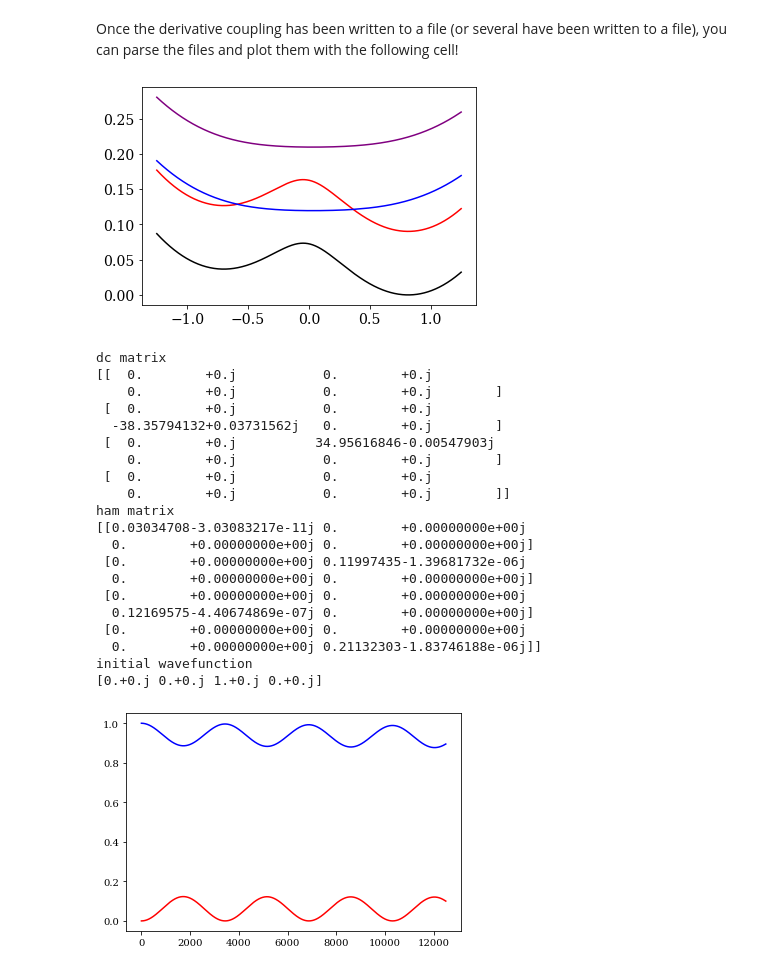
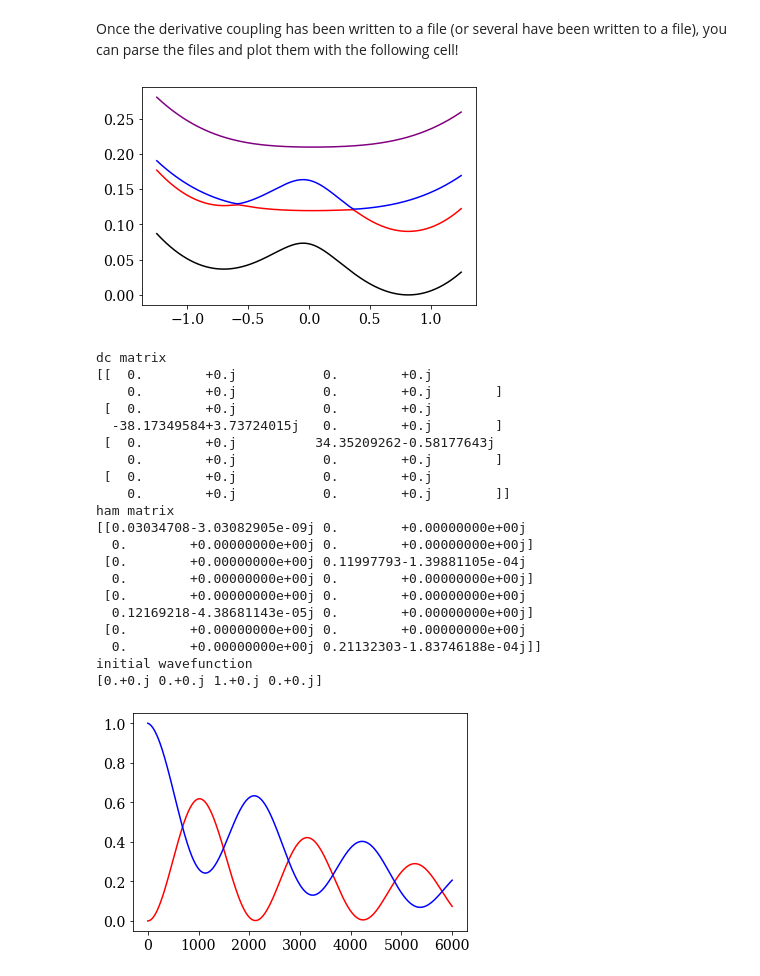
Before and after one commit to FoleyLab/PyCQED, a Jupyter notebook: Plot_PES.ipynb, the cells around one changed output. Cells and saved outputs as stored; diff of their text form; code cells hidden in the pictures.

Commit message:
some additional plots

```diff
--- a/Plot_PES.ipynb
+++ b/Plot_PES.ipynb
@@ -22,7 +22,7 @@ ri_init = -0.66156
 vi_init = 3.3375e-5
 '''NOTE 1:  when you change gamp, you change the lifetime in Hamiltonian!'''
 ### lifetime
-gamp = 50.
+gamp = 10.
 gam_diss_np = gamp * 1e-3 / 27.211
 
 ### photonic mode energy in eV
@@ -39,7 +39,7 @@ au_to_ps = 2.4188e-17 * 1e12
 '''NOTE 2:  when you prefix, it will change the file name that the data is written to, and in the next cell that
    plots the data, this file name will automatically be read from.  Make sure you change the prefix accordingly each
    time you change the gamp parameter.'''
-prefix = "gam_50.0"
+prefix = "gam_10.0"
 ### filename to wrote PES to
 pes_fn = "Data/" + prefix + '_pes.txt'
 ### filename to write photonic contributions of each state to
@@ -196,11 +193,11 @@ plt.show()
 #plt.ylim(3.2, 4.02)
 #plt.show()
 # %% [output]
-[figure, old version]
+[figure, new version]
 # %%
 ci=0+1j
 polt.R = 0.37
-n_time = 500000
+n_time = 50000
 t_array = np.zeros(n_time)
 pop = np.zeros((2,n_time))
 
@@ -237,37 +234,37 @@ plt.show()
 #polt.RK4_NH_SE()
 
 #print("new wavefunction 2")
 #print(polt.C_polariton)
 #print("new pop LP 2")
 #print(np.conj(polt.C_polariton[1])*polt.C_polariton[1])
 #print("new pop UP 2")
 #print(np.conj(polt.C_polariton[2])*polt.C_polariton[2])
 #polt.C_polariton = np.copy(polt.C_polariton + dcdt * polt.dt)
 
 #dcdt = np.copy(-1*polt.V * np.dot(polt.dc, polt.C_polariton))
 #polt.C_polariton = np.copy(polt.C_polariton + dcdt * polt.dt)
 
 
 print(polt.C_polariton)
 # %% [output]
 dc matrix
 [[  0.        +0.j           0.        +0.j
     0.        +0.j           0.        +0.j        ]
  [  0.        +0.j           0.        +0.j
-  -38.35794132+0.03731562j   0.        +0.j        ]
- [  0.        +0.j          34.95616846-0.00547903j
+  -38.17349584+3.73724015j   0.        +0.j        ]
+ [  0.        +0.j          34.35209262-0.58177643j
     0.        +0.j           0.        +0.j        ]
  [  0.        +0.j           0.        +0.j
     0.        +0.j           0.        +0.j        ]]
 ham matrix
-[[0.03034708-3.03083217e-11j 0.        +0.00000000e+00j
+[[0.03034708-3.03082905e-09j 0.        +0.00000000e+00j
   0.        +0.00000000e+00j 0.        +0.00000000e+00j]
- [0.        +0.00000000e+00j 0.11997435-1.39681732e-06j
+ [0.        +0.00000000e+00j 0.11997793-1.39881105e-04j
   0.        +0.00000000e+00j 0.        +0.00000000e+00j]
  [0.        +0.00000000e+00j 0.        +0.00000000e+00j
-  0.12169575-4.40674869e-07j 0.        +0.00000000e+00j]
+  0.12169218-4.38681143e-05j 0.        +0.00000000e+00j]
  [0.        +0.00000000e+00j 0.        +0.00000000e+00j
-  0.        +0.00000000e+00j 0.21132303-1.83746188e-06j]]
+  0.        +0.00000000e+00j 0.21132303-1.83746188e-04j]]
 initial wavefunction
 [0.+0.j 0.+0.j 1.+0.j 0.+0.j]
-[figure, old version]
+[figure, new version]
```
Also changed, not shown: parts of 4 cells of this notebook, 3 other files.
